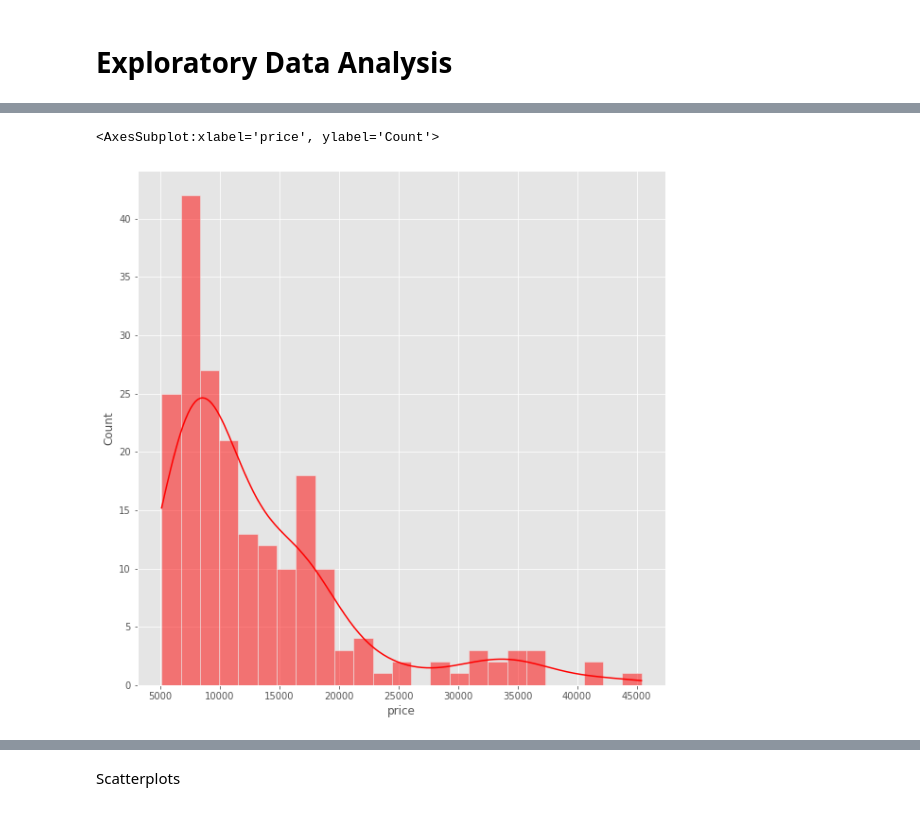
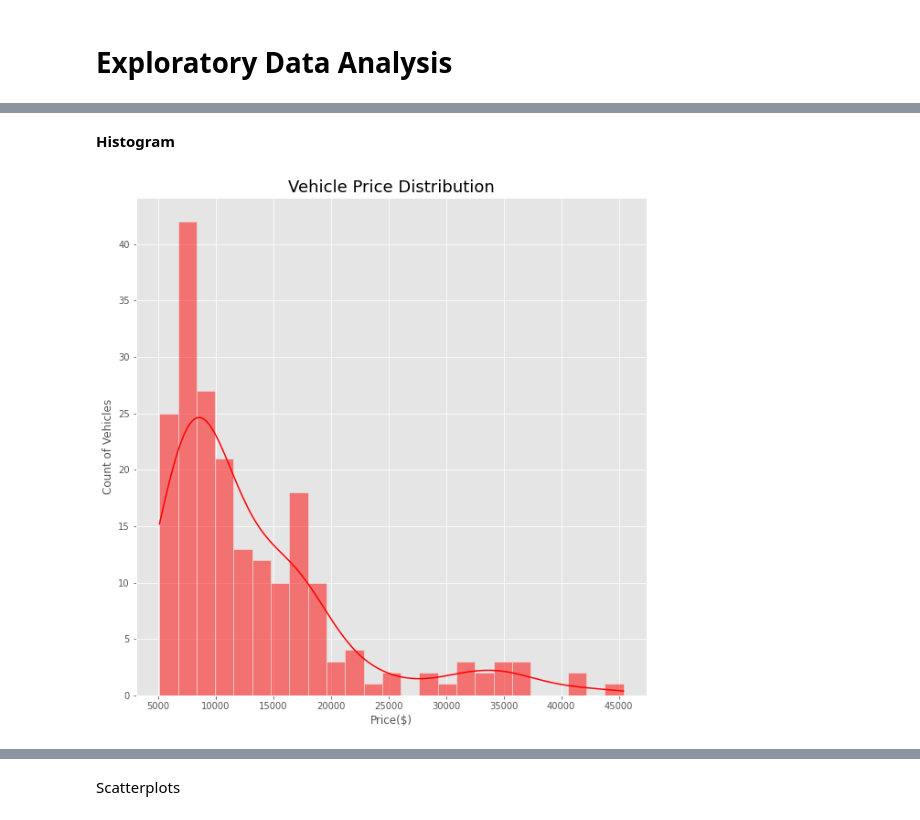
Before and after one commit to KishenSharma6/CarPricesPrediction, a Jupyter notebook: Notebooks/Exploratory/20201006_ExploratoryDataAnalysis.ipynb, the cells around one changed output, grey strips where cells are left out. Cells and saved outputs as stored; diff of their text form; code cells hidden in the pictures.

```diff
--- a/Notebooks/Exploratory/20201006_ExploratoryDataAnalysis.ipynb
+++ b/Notebooks/Exploratory/20201006_ExploratoryDataAnalysis.ipynb
@@ -20,6 +20,9 @@ pd.set_option('display.max_columns', 100)
 
 #Set visualization preferences
 plt.style.use('ggplot')
+
+fontdict= {'title_fontsize':16,
+           'label_fontsize':12}
 # %% [markdown]
 **Read-in Data**
 # %%
@@ -141,10 +146,18 @@ from src.Visualization.visualize import EDA_Viz
+# %% [markdown]
+**Histogram**
 # %%
-histogram = EDA_Viz(auto_data, color = 'red')
+#Init object for histogram viz
+histogram= EDA_Viz(auto_data, color= 'red')
 
-f, ax = plt.subplots(figsize = (10,10))
+#Create plot
+f, ax= plt.subplots(figsize= (10,10))
 
-histogram.histogram(feature='price', bins=25,
-                    ax=ax)
+#Plot data
+histogram.histogram(feature= 'price', bins= 25,
+                    ax= ax)
+
+#Set plot aesthetics
+set_aesthetics(title= 'Vehicle Price Distribution', xlabel= 'Price($)',
+              ylabel= 'Count of Vehicles', fontdict= fontdict, axis= ax);
 # %% [output]
-<AxesSubplot:xlabel='price', ylabel='Count'>
-[figure, old version]
+[figure, new version]
```
Also changed, not shown: parts of 12 cells of this notebook.
